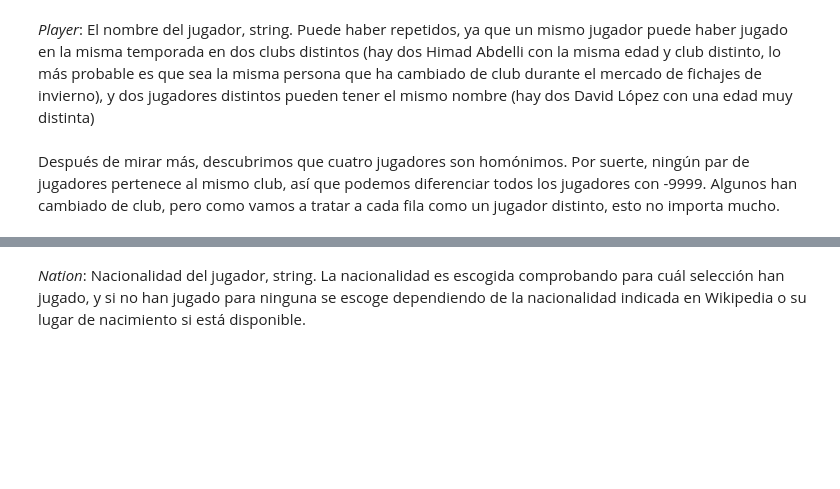
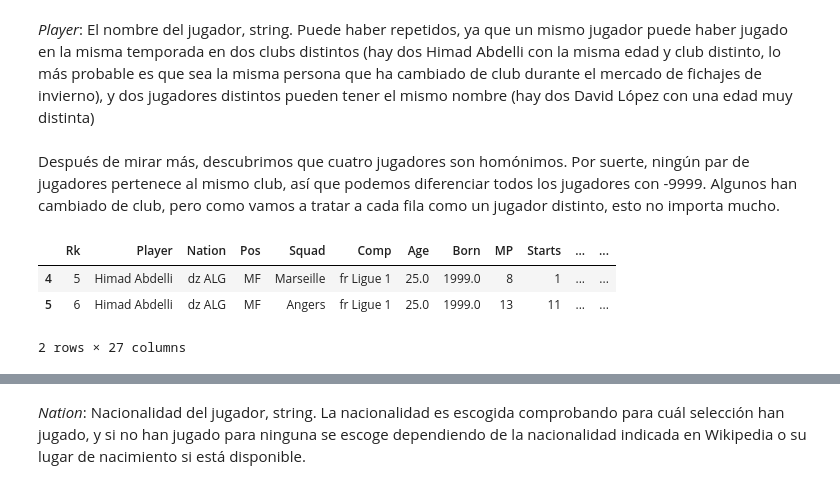
Before and after one commit to alexalvrz-yeah/Proyecto-Fusball, a Jupyter notebook: notebooks/fussball.ipynb, the cells around one changed output, grey strips where cells are left out. Cells and saved outputs as stored; diff of their text form; code cells hidden in the pictures; blank space fills up the shorter version.

```diff
--- a/notebooks/fussball.ipynb
+++ b/notebooks/fussball.ipynb
@@ -76,3 +76,10 @@ Sin siquiera haber empezado a explicar qué significa cada atributo, vemos que m
 _Player_: El nombre del jugador, string. Puede haber repetidos, ya que un mismo jugador puede haber jugado en la misma temporada en dos clubs distintos (hay dos Himad Abdelli con la misma edad y club distinto, lo más probable es que sea la misma persona que ha cambiado de club durante el mercado de fichajes de invierno), y dos jugadores distintos pueden tener el mismo nombre (hay dos David López con una edad muy distinta)
 # %% [markdown]
 Después de mirar más, descubrimos que cuatro jugadores son homónimos. Por suerte, ningún par de jugadores pertenece al mismo club, así que podemos diferenciar todos los jugadores con -9999. Algunos han cambiado de club, pero como vamos a tratar a cada fila como un jugador distinto, esto no importa mucho.
+# %%
+df.iloc[4:6] # dos veces el mismo jugador, mismo -9999
+# %% [output]
+|  | Rk | Player | Nation | Pos | Squad | Comp | Age | Born | MP | Starts | ... | ... |
+| 4 | 5 | Himad Abdelli | dz ALG | MF | Marseille | fr Ligue 1 | 25.0 | 1999.0 | 8 | 1 | ... | ... |
+| 5 | 6 | Himad Abdelli | dz ALG | MF | Angers | fr Ligue 1 | 25.0 | 1999.0 | 13 | 11 | ... | ... |
+2 rows × 27 columns
```
Also changed, not shown: parts of 10 cells of this notebook.
